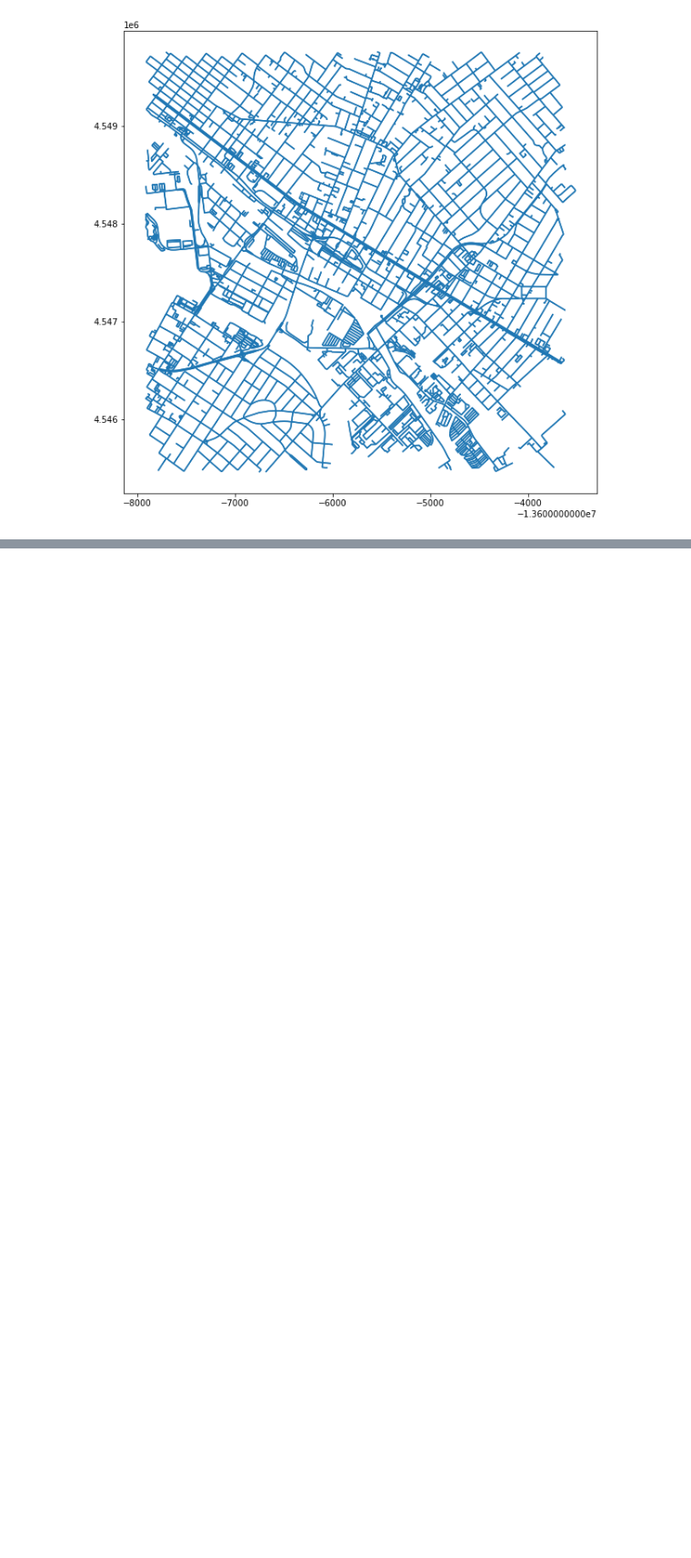
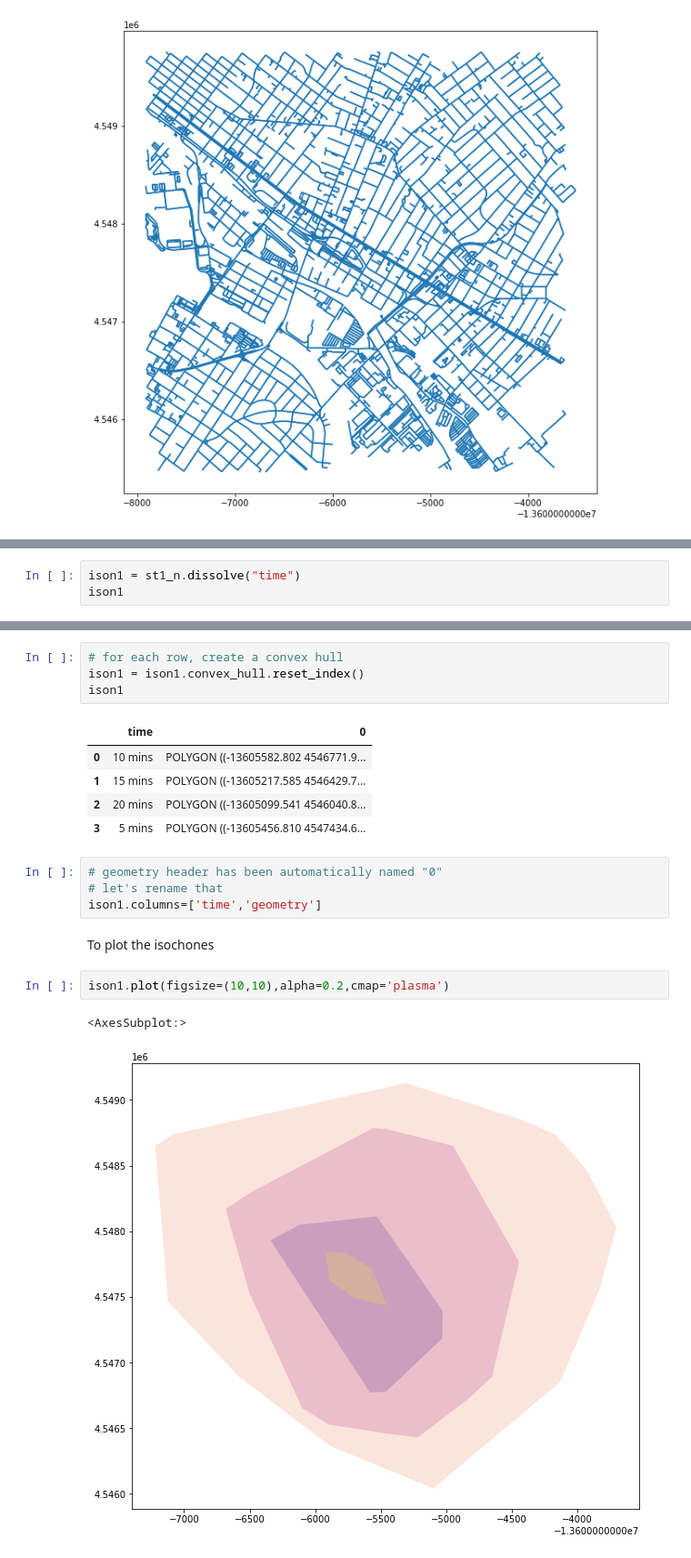
Before and after one commit to nlmatteson/UP206A--Final-Project, a Jupyter notebook: chaithra_week_4/Stations.ipynb, the cells around one changed output, grey strips where cells are left out. Shown at 91% size. Saved outputs shown, nothing was run; the diff lists cells and outputs as text; blank space fills up the shorter version.

```diff
--- a/chaithra_week_4/Stations.ipynb
+++ b/chaithra_week_4/Stations.ipynb
@@ -164,0 +352,3 @@ st1_e.plot(figsize=(10,10))
+# %%
+ison1 = st1_n.dissolve("time")
+ison1
@@ -164,0 +362,21 @@ st1_e.plot(figsize=(10,10))
+# %%
+# for each row, create a convex hull
+ison1 = ison1.convex_hull.reset_index()
+ison1
+# %% [output]
+|  | time | 0 |
+| 0 | 10 mins | POLYGON ((-13605582.802 4546771.9... |
+| 1 | 15 mins | POLYGON ((-13605217.585 4546429.7... |
+| 2 | 20 mins | POLYGON ((-13605099.541 4546040.8... |
+| 3 | 5 mins | POLYGON ((-13605456.810 4547434.6... |
+# %%
+# geometry header has been automatically named "0"
+# let's rename that
+ison1.columns=['time','geometry']
+# %% [markdown]
+To plot the isochones
+# %%
+ison1.plot(figsize=(10,10),alpha=0.2,cmap='plasma')
+# %% [output]
+<AxesSubplot:>
+[figure, added]
```
Also changed, not shown: parts of 36 cells of this notebook.
